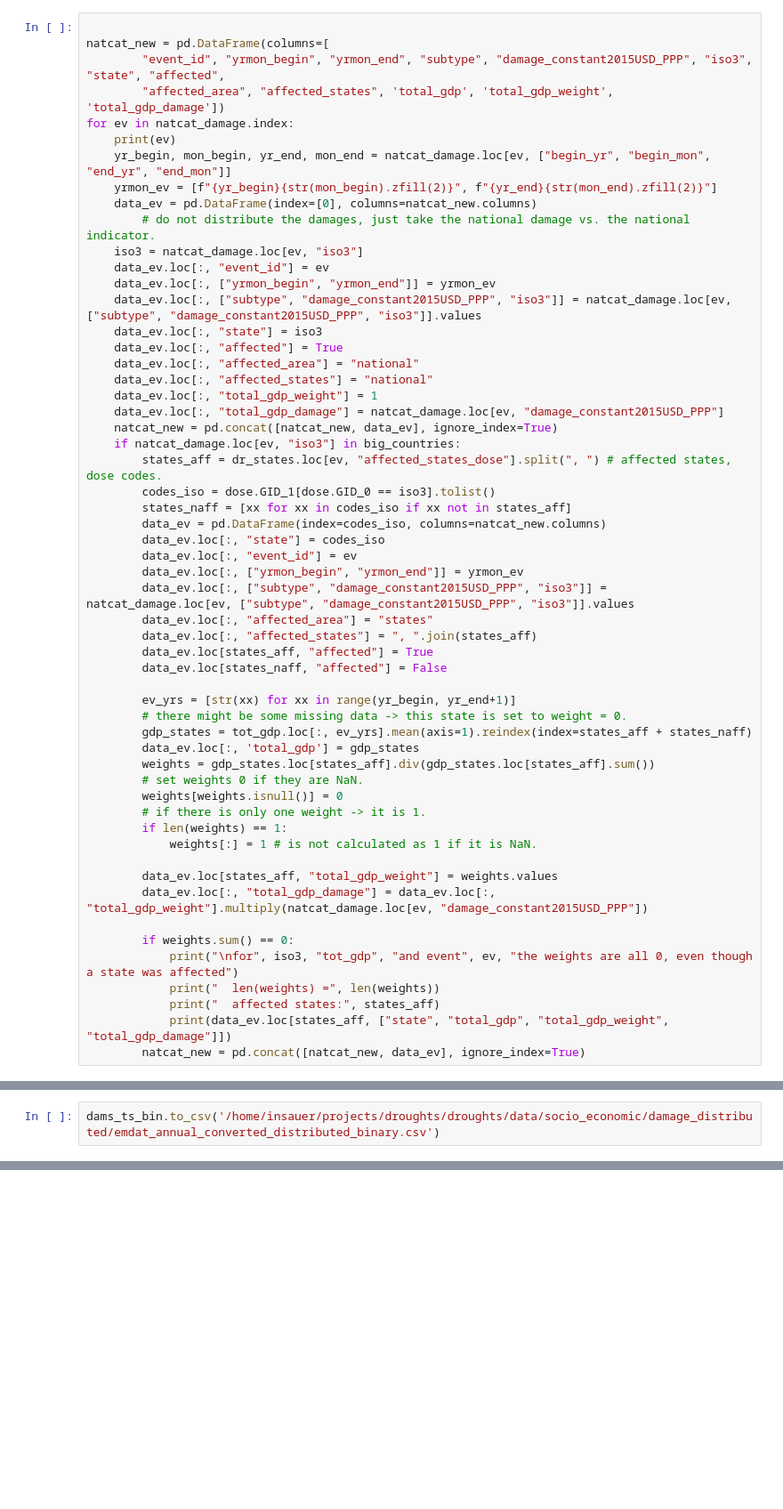
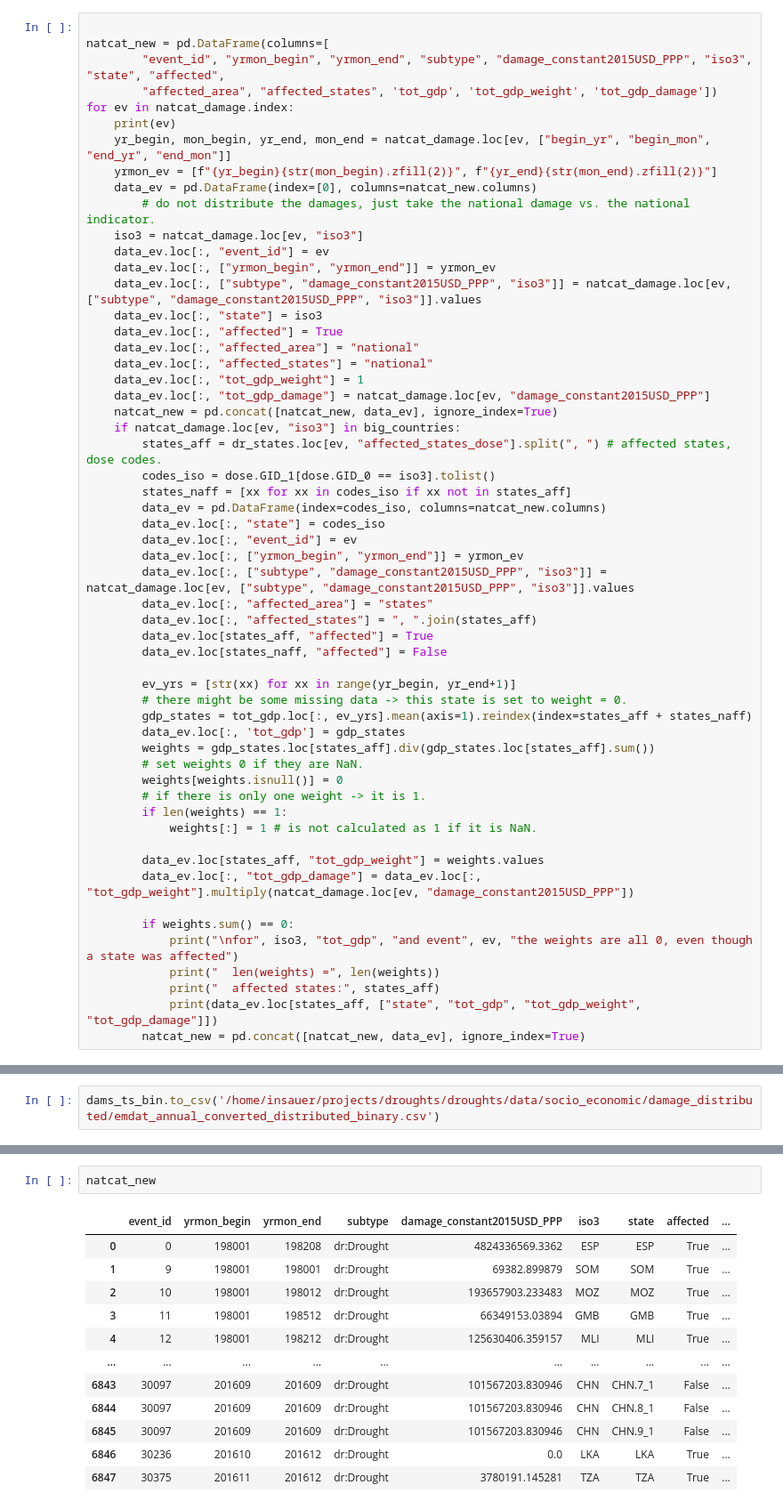
Before and after one commit to ingajsa/drought_damages, a Jupyter notebook: socio_economic/damage_distribution.ipynb, the cells around one changed output, grey strips where cells are left out. Shown at 89% size. Cells and saved outputs as stored; diff of their text form; blank space fills up the shorter version.

Commit message:
construct combined EM-DAT NATCAT DataFrame

```diff
--- a/socio_economic/damage_distribution.ipynb
+++ b/socio_economic/damage_distribution.ipynb
@@ -62,7 +62,7 @@ dr_states.loc[21813, "affected_states_dose"].split(", ")
 
 natcat_new = pd.DataFrame(columns=[
         "event_id", "yrmon_begin", "yrmon_end", "subtype", "damage_constant2015USD_PPP", "iso3", "state", "affected",
-        "affected_area", "affected_states", 'total_gdp', 'total_gdp_weight', 'total_gdp_damage'])
+        "affected_area", "affected_states", 'tot_gdp', 'tot_gdp_weight', 'tot_gdp_damage'])
 for ev in natcat_damage.index:
     print(ev)
     yr_begin, mon_begin, yr_end, mon_end = natcat_damage.loc[ev, ["begin_yr", "begin_mon", "end_yr", "end_mon"]]
@@ -77,8 +77,8 @@ for ev in natcat_damage.index:
     data_ev.loc[:, "affected"] = True
     data_ev.loc[:, "affected_area"] = "national"
     data_ev.loc[:, "affected_states"] = "national"
-    data_ev.loc[:, "total_gdp_weight"] = 1
-    data_ev.loc[:, "total_gdp_damage"] = natcat_damage.loc[ev, "damage_constant2015USD_PPP"]
+    data_ev.loc[:, "tot_gdp_weight"] = 1
+    data_ev.loc[:, "tot_gdp_damage"] = natcat_damage.loc[ev, "damage_constant2015USD_PPP"]
     natcat_new = pd.concat([natcat_new, data_ev], ignore_index=True)
     if natcat_damage.loc[ev, "iso3"] in big_countries:
         states_aff = dr_states.loc[ev, "affected_states_dose"].split(", ") # affected states, dose codes.
@@ -97,7 +97,7 @@ for ev in natcat_damage.index:
         ev_yrs = [str(xx) for xx in range(yr_begin, yr_end+1)]
         # there might be some missing data -> this state is set to weight = 0.
         gdp_states = tot_gdp.loc[:, ev_yrs].mean(axis=1).reindex(index=states_aff + states_naff)
-        data_ev.loc[:, 'total_gdp'] = gdp_states
+        data_ev.loc[:, 'tot_gdp'] = gdp_states
         weights = gdp_states.loc[states_aff].div(gdp_states.loc[states_aff].sum())
         # set weights 0 if they are NaN.
         weights[weights.isnull()] = 0
@@ -105,14 +105,14 @@ for ev in natcat_damage.index:
         if len(weights) == 1:
             weights[:] = 1 # is not calculated as 1 if it is NaN.
 
-        data_ev.loc[states_aff, "total_gdp_weight"] = weights.values
-        data_ev.loc[:, "total_gdp_damage"] = data_ev.loc[:, "total_gdp_weight"].multiply(natcat_damage.loc[ev, "damage_constant2015USD_PPP"])
+        data_ev.loc[states_aff, "tot_gdp_weight"] = weights.values
+        data_ev.loc[:, "tot_gdp_damage"] = data_ev.loc[:, "tot_gdp_weight"].multiply(natcat_damage.loc[ev, "damage_constant2015USD_PPP"])
 
         if weights.sum() == 0:
             print("\nfor", iso3, "tot_gdp", "and event", ev, "the weights are all 0, even though a state was affected")
             print("  len(weights) =", len(weights))
             print("  affected states:", states_aff)
-            print(data_ev.loc[states_aff, ["state", "total_gdp", "total_gdp_weight", "total_gdp_damage"]])
+            print(data_ev.loc[states_aff, ["state", "tot_gdp", "tot_gdp_weight", "tot_gdp_damage"]])
         natcat_new = pd.concat([natcat_new, data_ev], ignore_index=True)
 # %% [output]
 0
@@ -721,0 +740,15 @@ dams_ts_bin.to_csv('/home/insauer/projects/droughts/droughts/data/socio_economic
+# %%
+natcat_new
+# %% [output]
+|  | event_id | yrmon_begin | yrmon_end | subtype | damage_constant2015USD_PPP | iso3 | state | affected | ... |
+| 0 | 0 | 198001 | 198208 | dr:Drought | 4824336569.3362 | ESP | ESP | True | ... |
+| 1 | 9 | 198001 | 198001 | dr:Drought | 69382.899879 | SOM | SOM | True | ... |
+| 2 | 10 | 198001 | 198012 | dr:Drought | 193657903.233483 | MOZ | MOZ | True | ... |
+| 3 | 11 | 198001 | 198512 | dr:Drought | 66349153.03894 | GMB | GMB | True | ... |
+| 4 | 12 | 198001 | 198212 | dr:Drought | 125630406.359157 | MLI | MLI | True | ... |
+| ... | ... | ... | ... | ... | ... | ... | ... | ... | ... |
+| 6843 | 30097 | 201609 | 201609 | dr:Drought | 101567203.830946 | CHN | CHN.7_1 | False | ... |
+| 6844 | 30097 | 201609 | 201609 | dr:Drought | 101567203.830946 | CHN | CHN.8_1 | False | ... |
+| 6845 | 30097 | 201609 | 201609 | dr:Drought | 101567203.830946 | CHN | CHN.9_1 | False | ... |
+| 6846 | 30236 | 201610 | 201612 | dr:Drought | 0.0 | LKA | LKA | True | ... |
+| 6847 | 30375 | 201611 | 201612 | dr:Drought | 3780191.145281 | TZA | TZA | True | ... |
```
Also changed, not shown: parts of 15 cells of this notebook.
